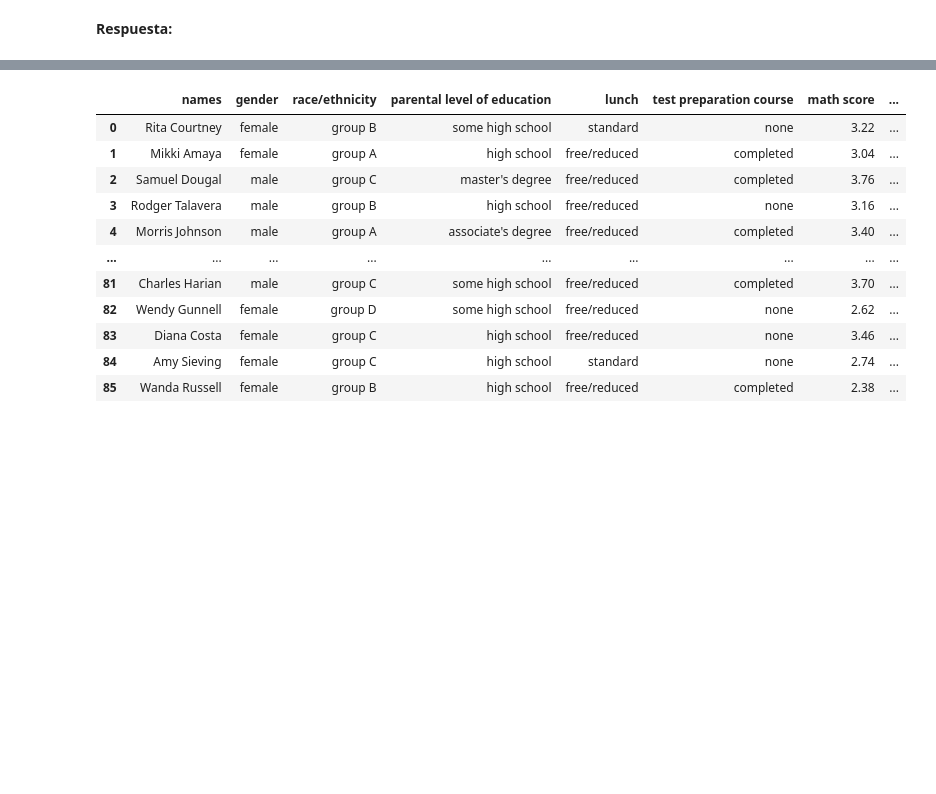
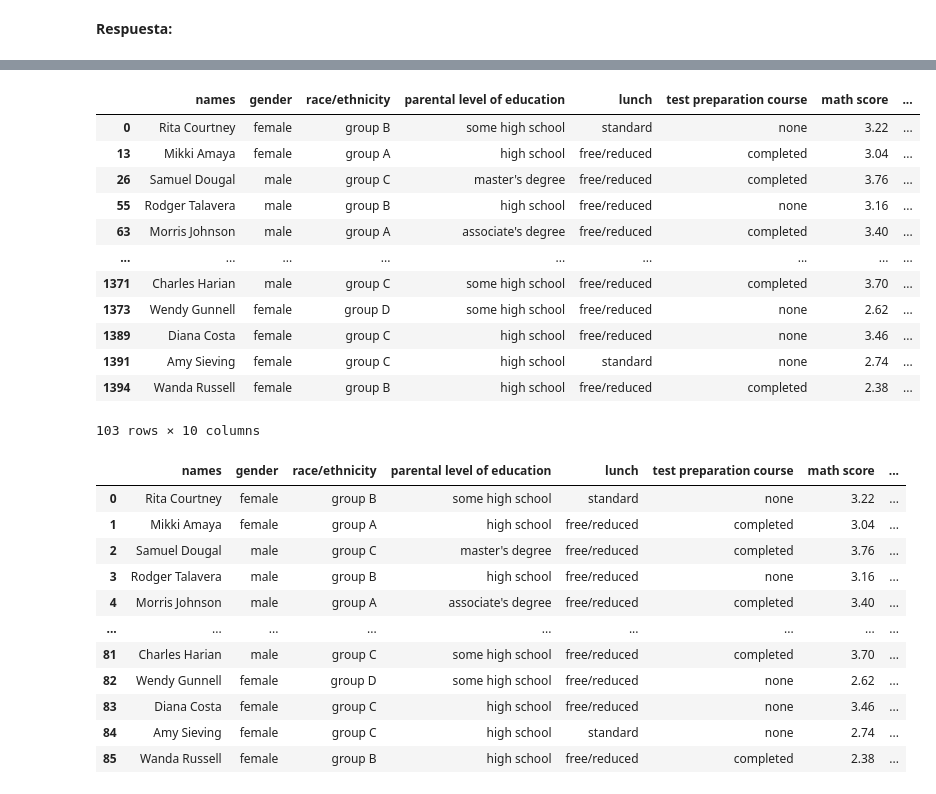
Before and after one commit to J07Aa/Repo, a Jupyter notebook: Lab_4/Laboratorio4_enunciado.ipynb, the cells around one changed output, grey strips where cells are left out. Drawn from its saved outputs; the diff is of its cells as text; code cells hidden in the pictures; blank space fills up the shorter version.

```diff
--- a/Lab_4/Laboratorio4_enunciado.ipynb
+++ b/Lab_4/Laboratorio4_enunciado.ipynb
@@ -518,6 +579,3 @@ Cree una función que permita obtener tres Dataframes:
 - [ ] Obtener DataFrame con los alumnos destacados ordenados de mayor a menor.
 # %% [markdown]
 **Respuesta:**
-# %%
-def reprobados_destacados(dataframe_in):
-    pass
@@ -524,3 +596,30 @@ def reprobados_destacados(dataframe_in):
+# %%
+def reprobados_destacados(df):
+    rep = df[df["GPA"]<4.0]
+    df.loc[df['GPA'] < 4.0, 'GPA'] = 'R'
+    #df[df["GPA"]<4.0]['GPA'] = "R"
+    rep_2 = df
+    dest = df[(df['math score']>5.8) & (df['reading score']>5.8) & (df['writing score']>5.8)]
+    dest = dest.sort_values('GPA',ascending=False)
+    return rep,rep_2,dest
+# %%
+df1,df2,df3 = reprobados_destacados(df_grades)
+# %%
+df1
+# %% [output]
+|  | names | gender | race/ethnicity | parental level of education | lunch | test preparation course | math score | ... |
+| 0 | Rita Courtney | female | group B | some high school | standard | none | 3.22 | ... |
+| 13 | Mikki Amaya | female | group A | high school | free/reduced | completed | 3.04 | ... |
+| 26 | Samuel Dougal | male | group C | master's degree | free/reduced | completed | 3.76 | ... |
+| 55 | Rodger Talavera | male | group B | high school | free/reduced | none | 3.16 | ... |
+| 63 | Morris Johnson | male | group A | associate's degree | free/reduced | completed | 3.40 | ... |
+| ... | ... | ... | ... | ... | ... | ... | ... | ... |
+| 1371 | Charles Harian | male | group C | some high school | free/reduced | completed | 3.70 | ... |
+| 1373 | Wendy Gunnell | female | group D | some high school | free/reduced | none | 2.62 | ... |
+| 1389 | Diana Costa | female | group C | high school | free/reduced | none | 3.46 | ... |
+| 1391 | Amy Sieving | female | group C | high school | standard | none | 2.74 | ... |
+| 1394 | Wanda Russell | female | group B | high school | free/reduced | completed | 2.38 | ... |
+103 rows × 10 columns
 # %%
 dataframe1, dataframe2, dataframe3 = reprobados_destacados(df_grades)
 dataframe1
```
Also changed, not shown: parts of 16 cells of this notebook.
